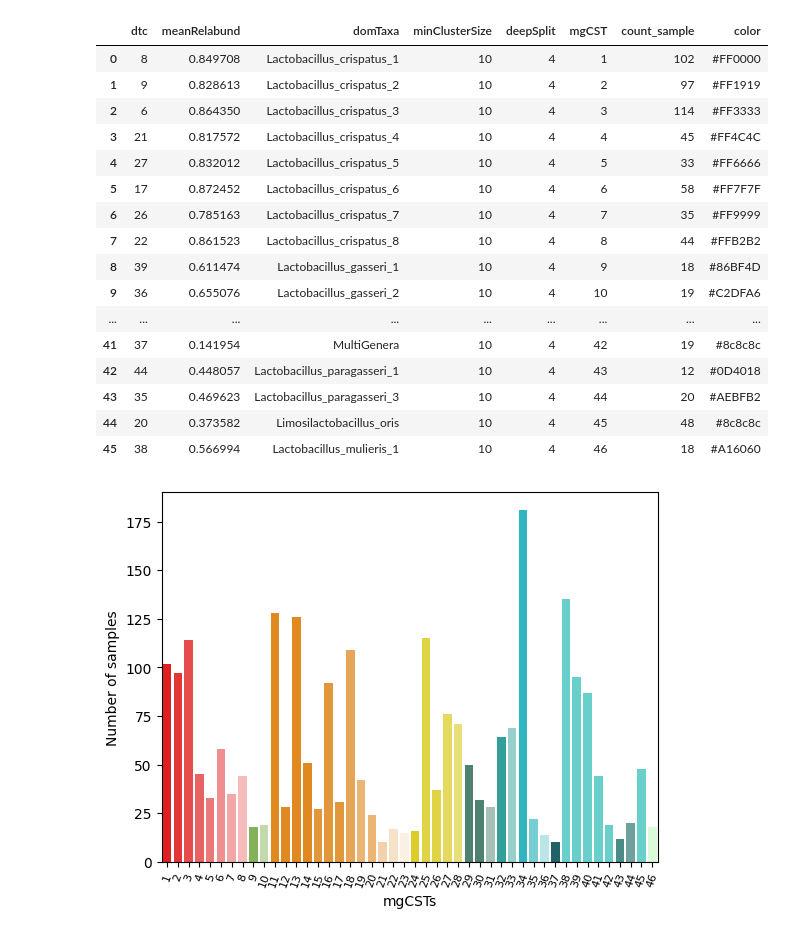
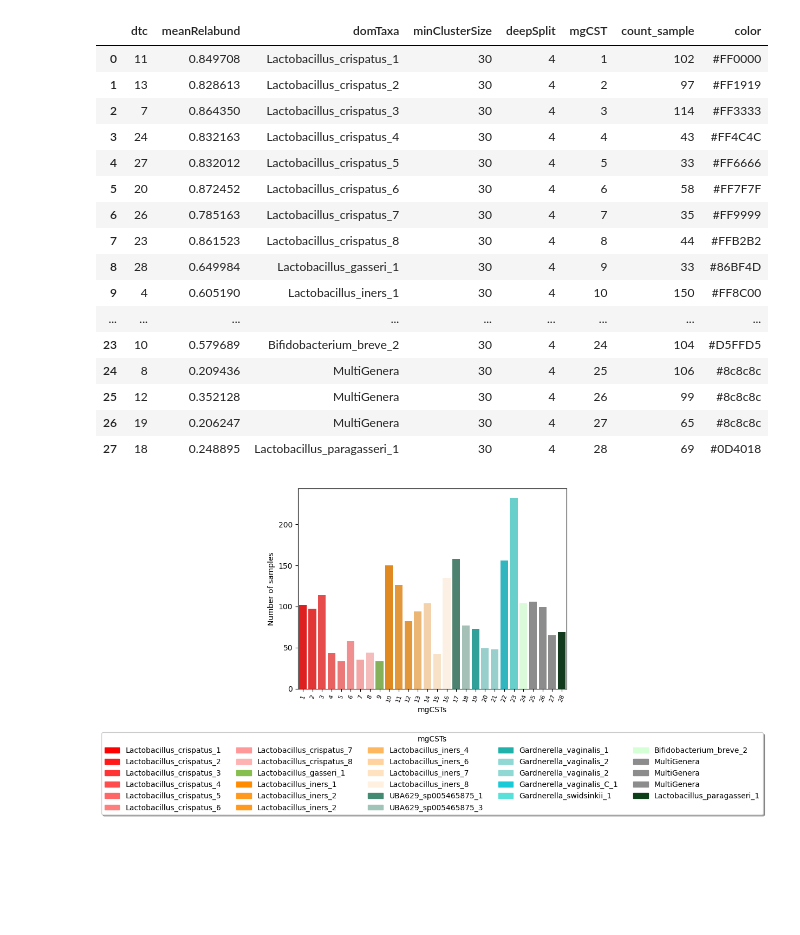
Before and after one commit to AmauryMaros/mgss2, a Jupyter notebook: draft.ipynb, the cells around one changed output. Saved outputs shown, nothing was run; the diff lists cells and outputs as text; code cells hidden in the pictures; blank space fills up the shorter version.

Commit message:
new colors added

```diff
--- a/draft.ipynb
+++ b/draft.ipynb
@@ -68,14 +67,14 @@ subspecies_with_colors.head(10)
 | 8 | Alloprevotella_sp905369775 | #8c8c8c |
 | 9 | Alloscardovia_omnicolens | #8c8c8c |
 # %%
-mgcsts_samples = pd.read_csv("/Users/amaros/Desktop/mgss2/mgCSTs.samples.df2.csv")
+mgcsts_samples = pd.read_csv("Data/mgCSTs.samples.df.csv")
 mgcsts_samples = mgcsts_samples
 
-mgCSTs_sort = pd.read_csv("/Users/amaros/Desktop/mgss2/mgCSTs.sort.df2.csv")        #relabund
+mgCSTs_sort = pd.read_csv("Data/mgCSTs.sort.df.csv")        #relabund
 mgCSTs_sort = mgCSTs_sort
 
 deepsplit = 4
-mincluster = 10
+mincluster = 30
 
 data = mgcsts_samples[(mgcsts_samples['deepSplit'] == deepsplit) & (mgcsts_samples['minClusterSize'] == mincluster)]
 data = data.reset_index(drop = True)
@@ -99,29 +98,40 @@ data2['color'] = color
 data2
 # %% [output]
 |  | dtc | meanRelabund | domTaxa | minClusterSize | deepSplit | mgCST | count_sample | color |
-| 0 | 8 | 0.849708 | Lactobacillus_crispatus_1 | 10 | 4 | 1 | 102 | #FF0000 |
-| 1 | 9 | 0.828613 | Lactobacillus_crispatus_2 | 10 | 4 | 2 | 97 | #FF1919 |
-| 2 | 6 | 0.864350 | Lactobacillus_crispatus_3 | 10 | 4 | 3 | 114 | #FF3333 |
-| 3 | 21 | 0.817572 | Lactobacillus_crispatus_4 | 10 | 4 | 4 | 45 | #FF4C4C |
-| 4 | 27 | 0.832012 | Lactobacillus_crispatus_5 | 10 | 4 | 5 | 33 | #FF6666 |
-| 5 | 17 | 0.872452 | Lactobacillus_crispatus_6 | 10 | 4 | 6 | 58 | #FF7F7F |
-| 6 | 26 | 0.785163 | Lactobacillus_crispatus_7 | 10 | 4 | 7 | 35 | #FF9999 |
-| 7 | 22 | 0.861523 | Lactobacillus_crispatus_8 | 10 | 4 | 8 | 44 | #FFB2B2 |
-| 8 | 39 | 0.611474 | Lactobacillus_gasseri_1 | 10 | 4 | 9 | 18 | #86BF4D |
-| 9 | 36 | 0.655076 | Lactobacillus_gasseri_2 | 10 | 4 | 10 | 19 | #C2DFA6 |
+| 0 | 11 | 0.849708 | Lactobacillus_crispatus_1 | 30 | 4 | 1 | 102 | #FF0000 |
+| 1 | 13 | 0.828613 | Lactobacillus_crispatus_2 | 30 | 4 | 2 | 97 | #FF1919 |
+| 2 | 7 | 0.864350 | Lactobacillus_crispatus_3 | 30 | 4 | 3 | 114 | #FF3333 |
+| 3 | 24 | 0.832163 | Lactobacillus_crispatus_4 | 30 | 4 | 4 | 43 | #FF4C4C |
+| 4 | 27 | 0.832012 | Lactobacillus_crispatus_5 | 30 | 4 | 5 | 33 | #FF6666 |
+| 5 | 20 | 0.872452 | Lactobacillus_crispatus_6 | 30 | 4 | 6 | 58 | #FF7F7F |
+| 6 | 26 | 0.785163 | Lactobacillus_crispatus_7 | 30 | 4 | 7 | 35 | #FF9999 |
+| 7 | 23 | 0.861523 | Lactobacillus_crispatus_8 | 30 | 4 | 8 | 44 | #FFB2B2 |
+| 8 | 28 | 0.649984 | Lactobacillus_gasseri_1 | 30 | 4 | 9 | 33 | #86BF4D |
+| 9 | 4 | 0.605190 | Lactobacillus_iners_1 | 30 | 4 | 10 | 150 | #FF8C00 |
 | ... | ... | ... | ... | ... | ... | ... | ... | ... |
-| 41 | 37 | 0.141954 | MultiGenera | 10 | 4 | 42 | 19 | #8c8c8c |
-| 42 | 44 | 0.448057 | Lactobacillus_paragasseri_1 | 10 | 4 | 43 | 12 | #0D4018 |
-| 43 | 35 | 0.469623 | Lactobacillus_paragasseri_3 | 10 | 4 | 44 | 20 | #AEBFB2 |
-| 44 | 20 | 0.373582 | Limosilactobacillus_oris | 10 | 4 | 45 | 48 | #8c8c8c |
-| 45 | 38 | 0.566994 | Lactobacillus_mulieris_1 | 10 | 4 | 46 | 18 | #A16060 |
+| 23 | 10 | 0.579689 | Bifidobacterium_breve_2 | 30 | 4 | 24 | 104 | #D5FFD5 |
+| 24 | 8 | 0.209436 | MultiGenera | 30 | 4 | 25 | 106 | #8c8c8c |
+| 25 | 12 | 0.352128 | MultiGenera | 30 | 4 | 26 | 99 | #8c8c8c |
+| 26 | 19 | 0.206247 | MultiGenera | 30 | 4 | 27 | 65 | #8c8c8c |
+| 27 | 18 | 0.248895 | Lactobacillus_paragasseri_1 | 30 | 4 | 28 | 69 | #0D4018 |
 # %%
-g = sns.barplot(x = 'mgCST', y = 'count_sample', data = data2 , legend = False, hue = 'color', palette=list(data2['color']))
+import matplotlib.patches as mpatches
+import matplotlib.colors as mcolors
+
+mpatches.Patch(color = (1.0, 0.09803921568627451, 0.09803921568627451, 1.0), label = "test")
+g = sns.barplot(x = 'mgCST', y = 'count_sample', data = data2 , legend = False, hue = 'mgCST', palette=list(data2['color']))
 fig1 = g.figure
 plt.xlabel("mgCSTs")
 plt.ylabel("Number of samples")
 g.tick_params(axis='x', which='major', labelsize= 8, labelrotation=70)
 # g.legend(title = 'mgCSTs',loc='upper center', bbox_to_anchor=(0.5, -0.2), fancybox=True, shadow=True, ncol = 5)
+new_legend = data2['color'].apply(lambda x : mcolors.to_rgba(x)).values
+
+new_patch = []
+for i,j in zip(new_legend, data2['domTaxa'].values) :
+    new_patch.append(mpatches.Patch(color = i, label = j))
+
+g.legend(handles=new_patch, title = 'mgCSTs',loc='upper center', bbox_to_anchor=(0.5, -0.2), fancybox=True, shadow=True, ncol = 5)
 g.grid(False)
 # %% [output]
-[figure, old version]
+[figure, new version]
```
Also changed, not shown: parts of 2 cells of this notebook, 10 other files.
